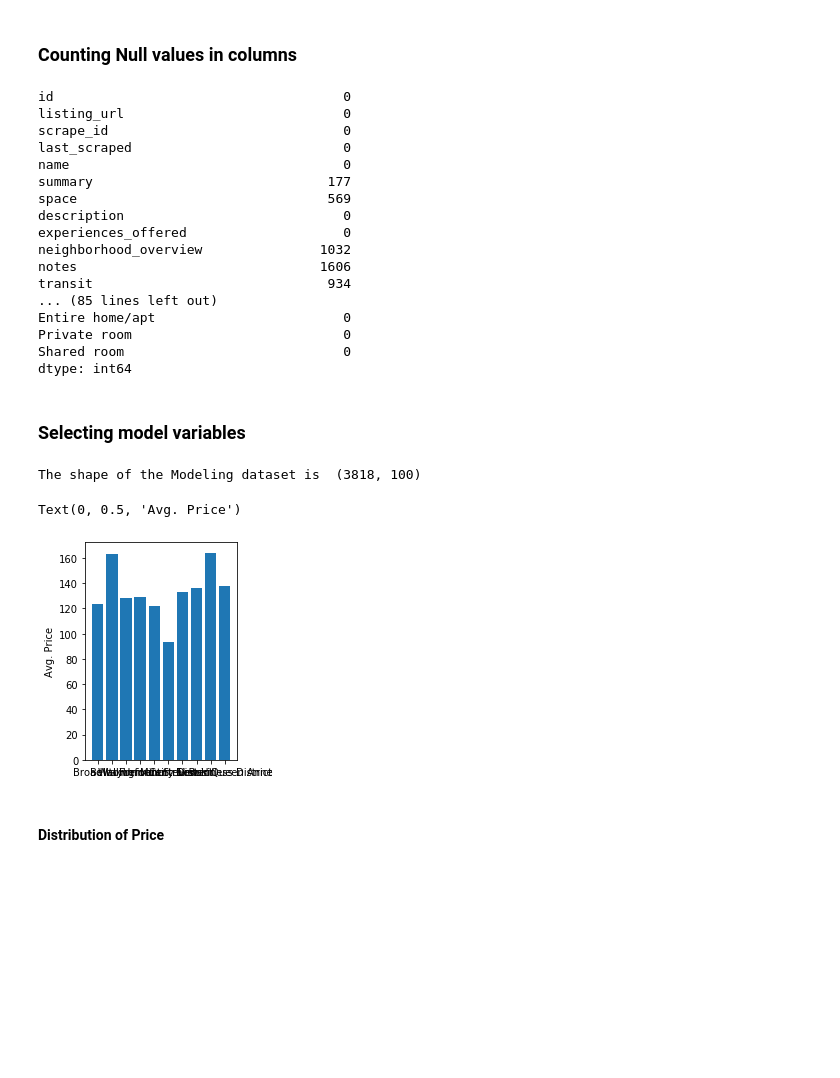
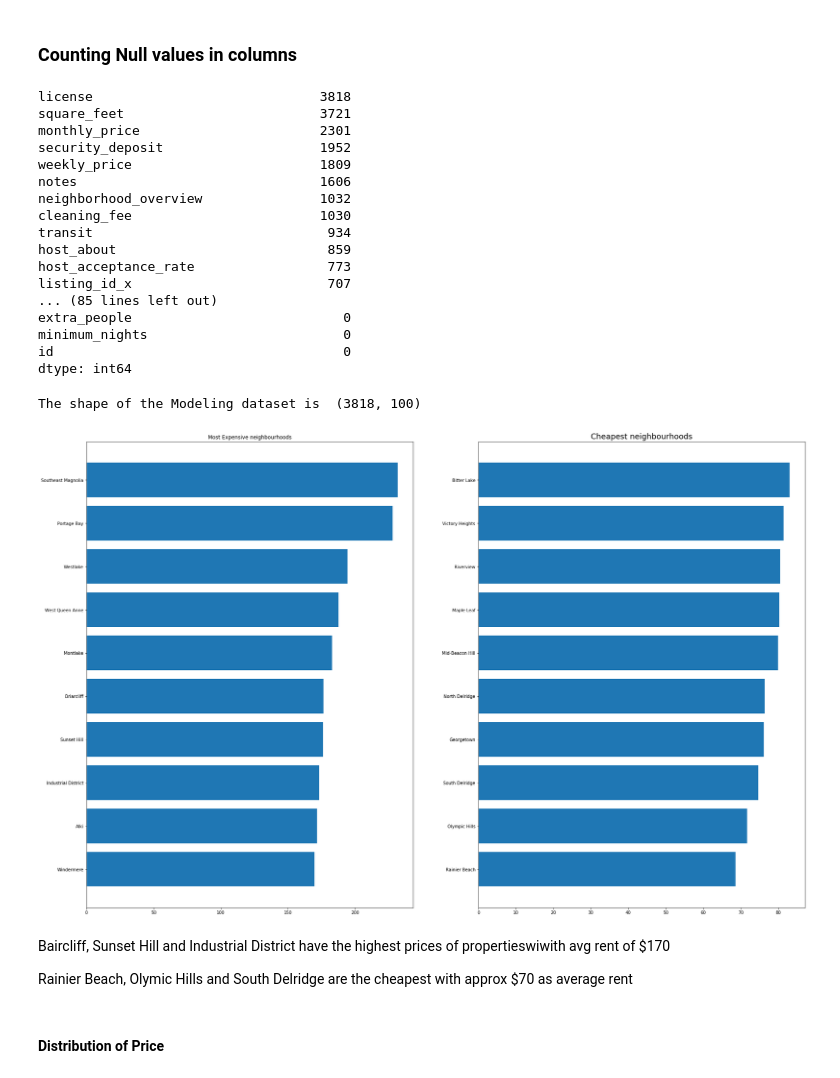
Before and after one commit to mishrasuraj598/Airbnb_linearReg, a Jupyter notebook: AirBnB Data.ipynb, the cells around one changed output. Saved outputs shown, nothing was run; the diff lists cells and outputs as text; code cells hidden in the pictures; blank space fills up the shorter version.

```diff
--- a/AirBnB Data.ipynb
+++ b/AirBnB Data.ipynb
@@ -134,27 +208,25 @@ Properties with higher price has lower booking rates
 # %% [markdown]
 ### Counting Null values in columns
 # %%
-MasterData.isnull().sum()
+MasterData.isnull().sum().sort_values(ascending=False)
 # %% [output]
+license                             3818
+square_feet                         3721
+monthly_price                       2301
+security_deposit                    1952
+weekly_price                        1809
+notes                               1606
+neighborhood_overview               1032
+cleaning_fee                        1030
+transit                              934
+host_about                           859
+host_acceptance_rate                 773
+listing_id_x                         707
+... (85 lines left out)
+extra_people                           0
+minimum_nights                         0
 id                                     0
-listing_url                            0
-scrape_id                              0
-last_scraped                           0
-name                                   0
-summary                              177
-space                                569
-description                            0
-experiences_offered                    0
-neighborhood_overview               1032
-notes                               1606
-transit                              934
-... (85 lines left out)
-Entire home/apt                        0
-Private room                           0
-Shared room                            0
 dtype: int64
-# %% [markdown]
-### Selecting model variables
 # %%
 """Define X and y varibles for our model"""
 
@@ -163,26 +235,35 @@ SL_vars = [ 'host_total_listings_count',  'accommodates', 'bathrooms', 'bedrooms
            'Entire home/apt', 'Shared room', \
            'review_scores_value', 'reviews_per_month', 'guests_included', 'Sales_perc' ]
 
-## Fill null values with zero
 Model_Data = MasterData
-Model_Data = Model_Data.fillna(0)
 
 print("The shape of the Modeling dataset is ", Model_Data.shape)
 # %% [output]
 The shape of the Modeling dataset is  (3818, 100)
 # %%
+font = {'size'   : 15}
+
 mdx1 = Model_Data[['neighbourhood_cleansed', 'price', 'number_of_reviews', 'review_scores_rating']].groupby('neighbourhood_cleansed').mean().reset_index()
 mdx2 = Model_Data[['neighbourhood_cleansed', 'square_feet']].groupby('neighbourhood_cleansed').count().reset_index()
 mdx1 = mdx1.merge(mdx2, how='left', on='neighbourhood_cleansed')
-mdx3 = mdx1.sort_values(by='square_feet', ascending=False)[:10]
+mdx3 = mdx1.sort_values(by='price', ascending=True)[mdx1.shape[0]-10:mdx1.shape[0]]
+mdx4 = mdx1.sort_values(by='price', ascending=True)[0:10]
 
-plt.subplot(1, 2, 1)
-plt.rcParams["figure.figsize"] = (30, 10)
-plt.bar(mdx3['neighbourhood_cleansed'], mdx3['price'])
-plt.ylabel('Avg. Price')
+fig, ((ax1, ax2)) = plt.subplots(1, 2, figsize=(30, 20))
+
+ax1.barh(mdx3['neighbourhood_cleansed'], mdx3['price'])
+ax1.set_title('Most Expensive neighbourhoods')
+plt.rc('font', **font)
+
+ax2.barh(mdx4['neighbourhood_cleansed'], mdx4['price'])
+ax2.set_title('Cheapest neighbourhoods')
+plt.rc('font', **font)
 # %% [output]
-Text(0, 0.5, 'Avg. Price')
-[figure, old version]
+[figure, new version]
+# %% [markdown]
+Baircliff, Sunset Hill and Industrial District have the highest prices of propertieswiwith avg rent of $170
+
+Rainier Beach, Olymic Hills and South Delridge are the cheapest with approx $70 as average rent
 # %% [markdown]
 #### Distribution of Price
 # %%
```
Also changed, not shown: parts of 34 cells of this notebook, 1 other file.
